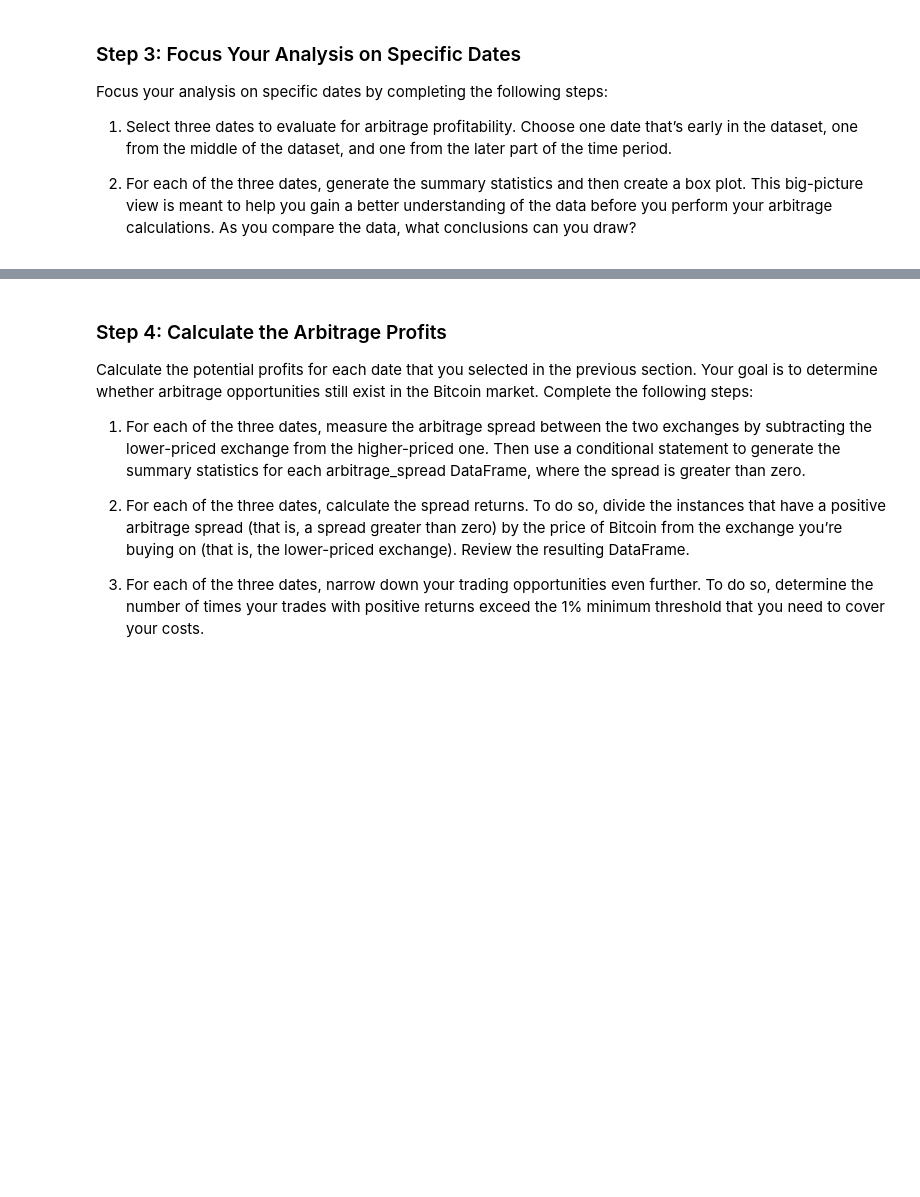
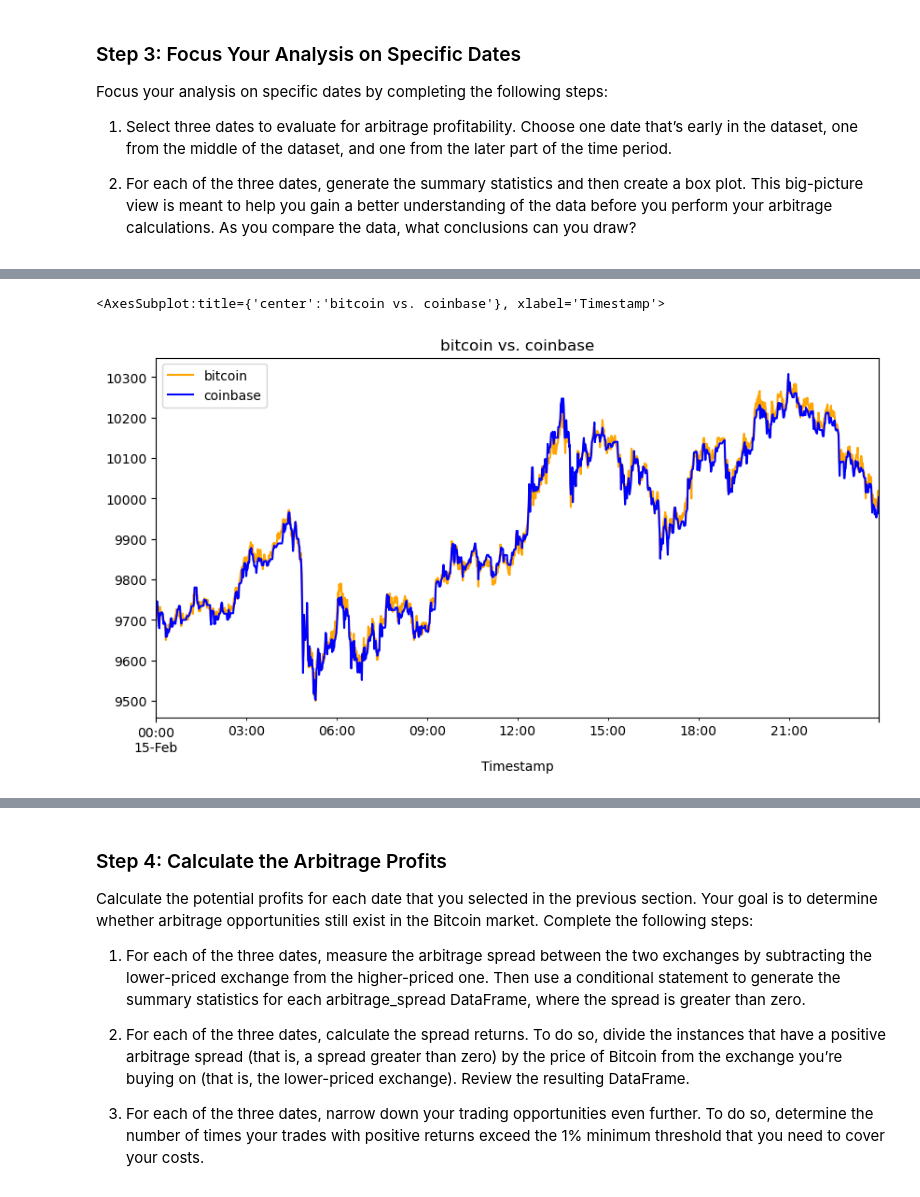
Before and after one commit to halamkim/challenge_03, a Jupyter notebook: crypto_arbitrage.ipynb, the cells around one changed output, grey strips where cells are left out. Saved outputs shown, nothing was run; the diff lists cells and outputs as text; code cells hidden in the pictures; blank space fills up the shorter version.

```diff
--- a/crypto_arbitrage.ipynb
+++ b/crypto_arbitrage.ipynb
@@ -316,7 +338,12 @@ SyntaxError: invalid syntax (3616388465.py, line 3)
 # %%
 # Create an overlay plot that visualizes the two dataframes over a period of one day from the middle of the dataset.
 # Be sure that the plots include the parameters `legend`, `figsize`, `title`, `color` and `label`
 # YOUR CODE HERE
+bitstamp_sliced["2018-02-15"].plot(legend = True, figsize= (10,5), title = "bitcoin vs. coinbase", color = "orange", label = "bitcoin")
+coinbase_sliced["2018-02-15"].plot(legend = True, figsize = (10,5), color = "blue", label = "coinbase")
+# %% [output]
+<AxesSubplot:title={'center':'bitcoin vs. coinbase'}, xlabel='Timestamp'>
+[figure, added]
 # %%
 # Using the date in the middle that you have selected, calculate the arbitrage spread
 # by subtracting the bitstamp lower closing prices from the coinbase higher closing prices
```
Also changed, not shown: parts of 10 cells of this notebook.
